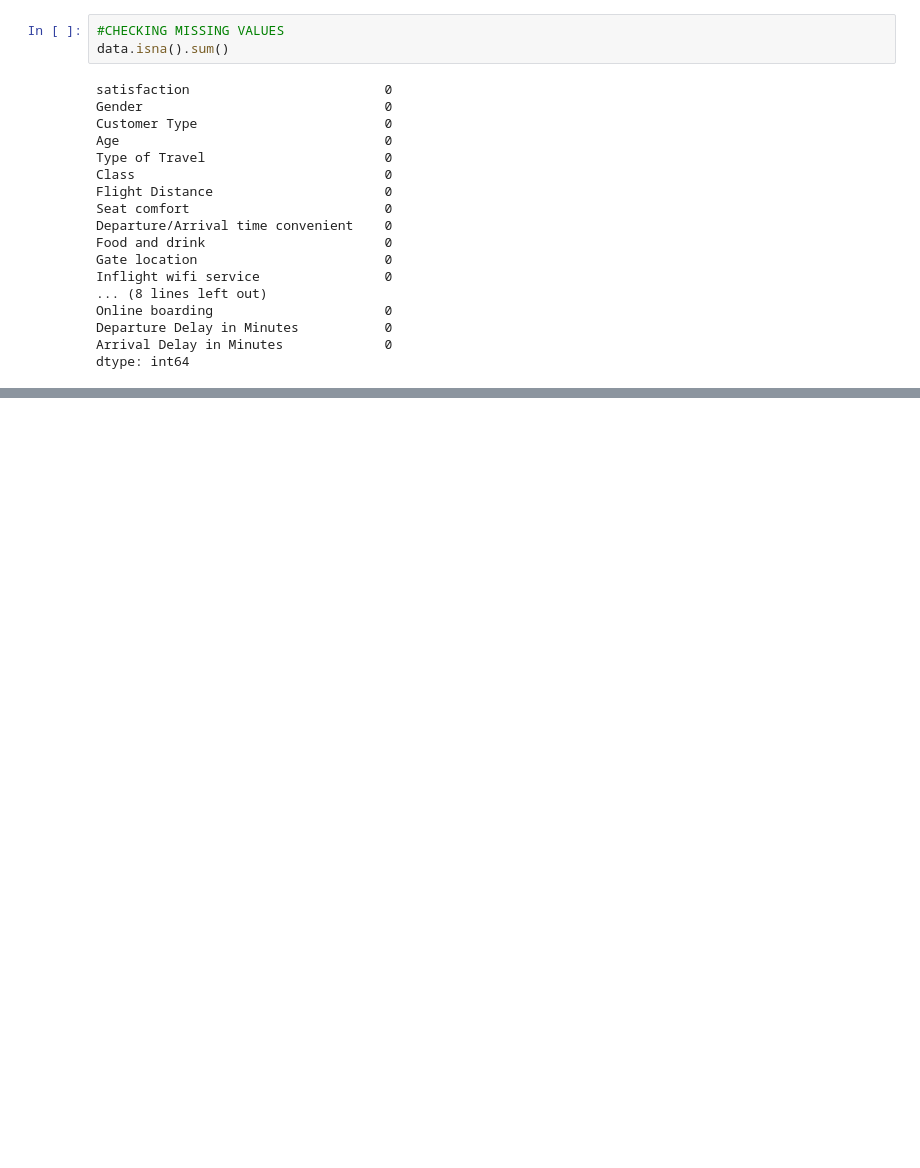
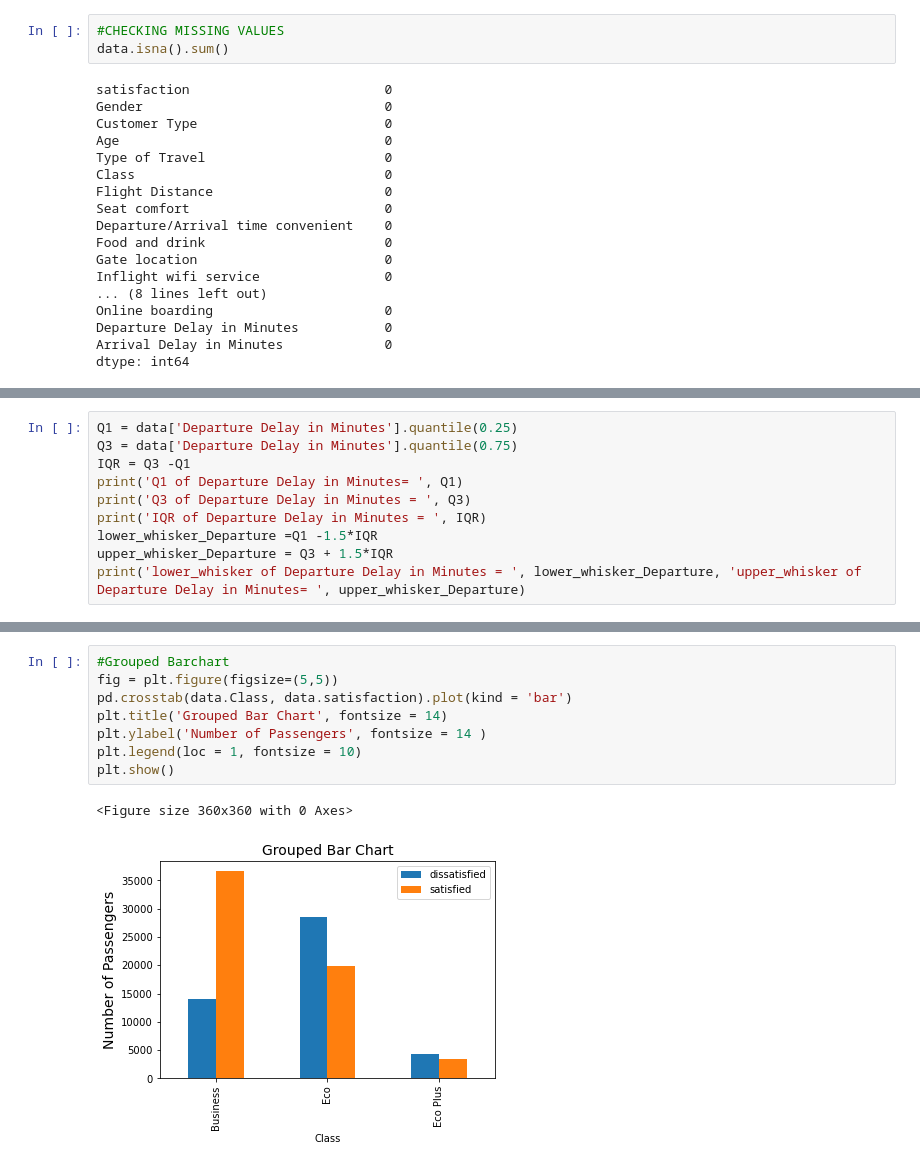
Before and after one commit to humerasd/data-science, a Jupyter notebook: airlines/code/Airlines-data_preprocessing.ipynb, the cells around one changed output, grey strips where cells are left out. Drawn from its saved outputs; the diff is of its cells as text; blank space fills up the shorter version.

```diff
--- a/airlines/code/Airlines-data_preprocessing.ipynb
+++ b/airlines/code/Airlines-data_preprocessing.ipynb
@@ -151,0 +216,10 @@ dtype: int64
+# %%
+Q1 = data['Departure Delay in Minutes'].quantile(0.25)
+Q3 = data['Departure Delay in Minutes'].quantile(0.75)
+IQR = Q3 -Q1
+print('Q1 of Departure Delay in Minutes= ', Q1)
+print('Q3 of Departure Delay in Minutes = ', Q3)
+print('IQR of Departure Delay in Minutes = ', IQR)
+lower_whisker_Departure =Q1 -1.5*IQR
+upper_whisker_Departure = Q3 + 1.5*IQR
+print('lower_whisker of Departure Delay in Minutes = ', lower_whisker_Departure, 'upper_whisker of Departure Delay in Minutes= ', upper_whisker_Departure)
@@ -151,0 +343,11 @@ dtype: int64
+# %%
+#Grouped Barchart
+fig = plt.figure(figsize=(5,5))
+pd.crosstab(data.Class, data.satisfaction).plot(kind = 'bar')
+plt.title('Grouped Bar Chart', fontsize = 14)
+plt.ylabel('Number of Passengers', fontsize = 14 )
+plt.legend(loc = 1, fontsize = 10)
+plt.show()
+# %% [output]
+<Figure size 360x360 with 0 Axes>
+[figure, added]
```
Also changed, not shown: parts of 13 cells of this notebook.
